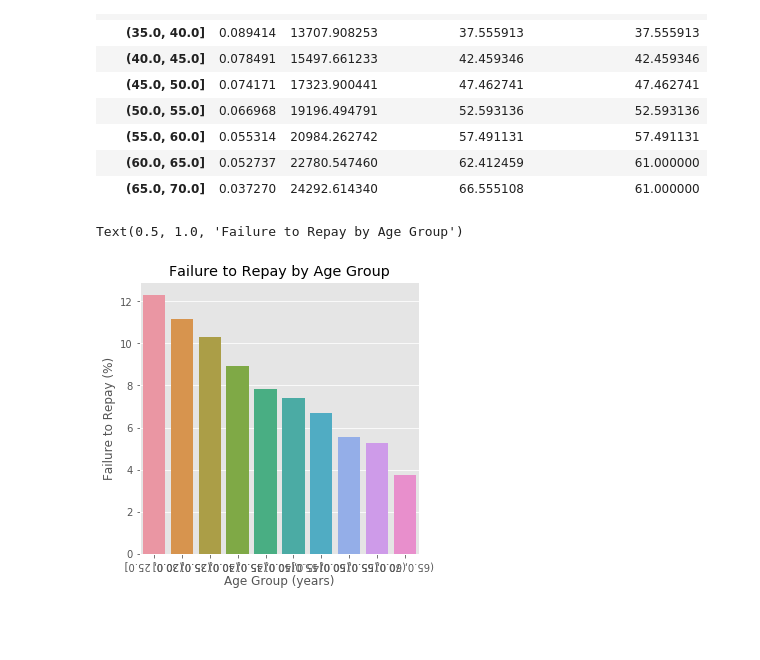
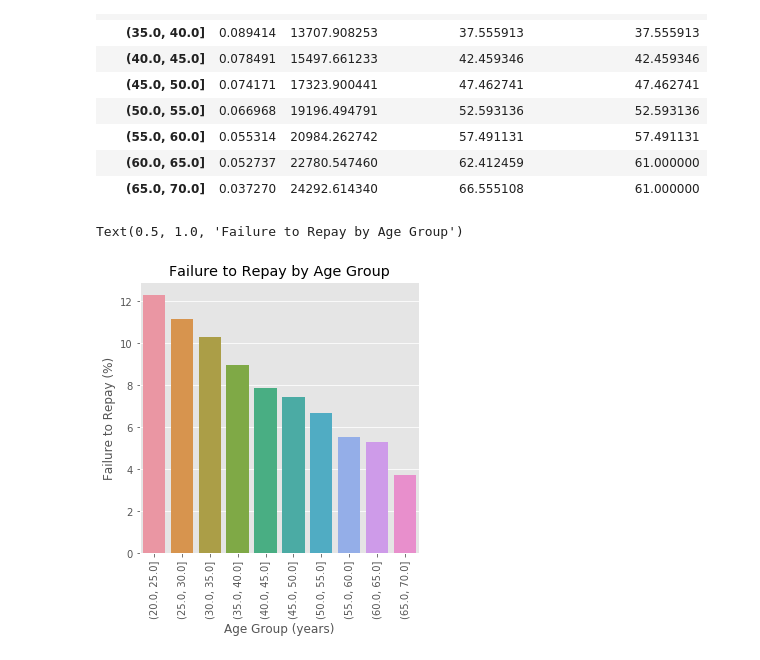
Before and after one commit to Ynitsed0703/2nd-ML100Days, a Jupyter notebook: homework/Day_011_HW.ipynb, the cells around one changed output. Cells and saved outputs as stored; diff of their text form; code cells hidden in the pictures; blank space fills up the shorter version.

```diff
--- a/homework/Day_011_HW.ipynb
+++ b/homework/Day_011_HW.ipynb
@@ -350,22 +449,22 @@ t006
 # %%
 # 圖片大小，要先寫
 plt.figure(figsize = (5, 5))
 
 # 以年齡區間為 x, target 為 y 繪製 barplot
 px = t006.index.astype(str)
 py = 100 * t006['TARGET']
 sns.barplot(px, py)
 
 # X軸各內容字樣要以幾度呈現？90度(垂直)？0度(水平)？180度(水平反過來)？
-plt.xticks(rotation = 180)
+plt.xticks(rotation = 90)
 
 # 標題
 plt.xlabel('Age Group (years)')
 plt.ylabel('Failure to Repay (%)')
 plt.title('Failure to Repay by Age Group')
 # %% [output]
 Text(0.5, 1.0, 'Failure to Repay by Age Group')
-[figure, old version]
+[figure, new version]
 # %% [markdown]
 ### Day11教材方向和目標
 1. subset的作法(select的概念)
```
Also changed, not shown: parts of 11 cells of this notebook.
